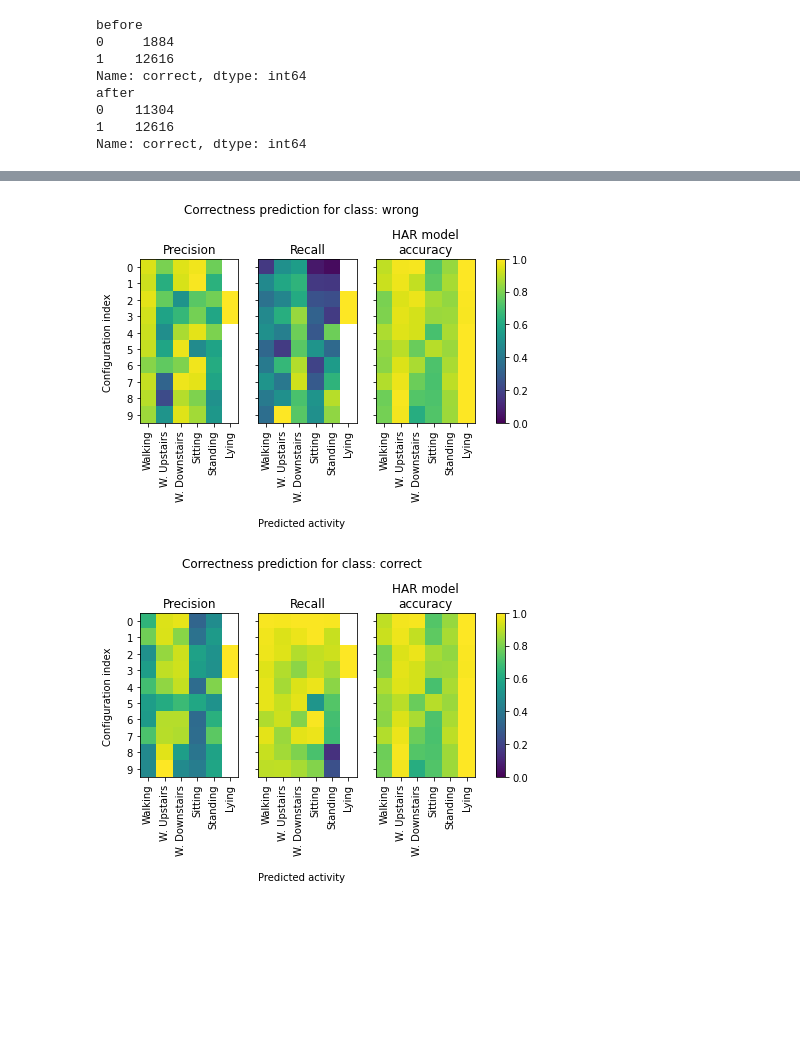
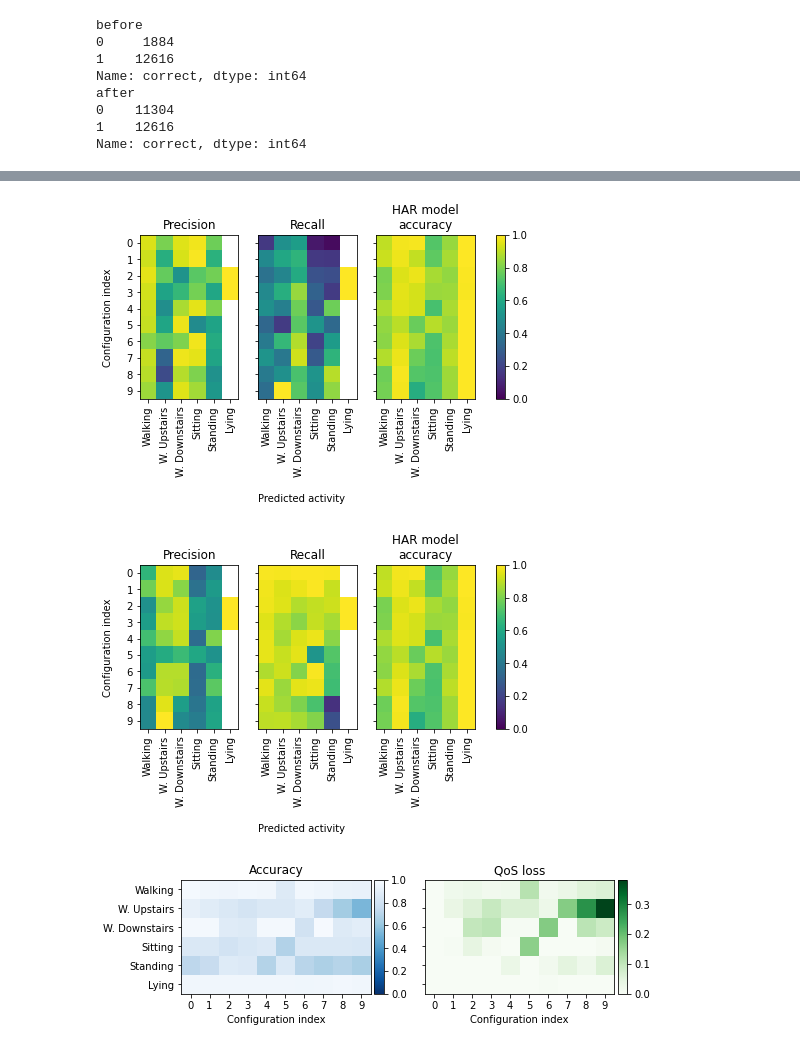
Before and after one commit to MatevzFa/hpvm-tuning-android, a Jupyter notebook: notebooks/roc-confidence-bayes.ipynb, the cells around one changed output, grey strips where cells are left out. Saved outputs shown, nothing was run; the diff lists cells and outputs as text; code cells hidden in the pictures; blank space fills up the shorter version.

Commit message:
Update figures

```diff
--- a/notebooks/roc-confidence-bayes.ipynb
+++ b/notebooks/roc-confidence-bayes.ipynb
@@ -92,12 +96,10 @@ def do():
 
             ax = axs[i, label]
 
-            feats = ["max", "max-max2"]
-            clz = "correct"
             X, y = grp.loc[:, feats], grp.loc[:, clz]
             X_train, X_test, y_train, y_test = train_test_split(X, y, test_size=0.2, random_state=42)
 
-            acc = accuracies.loc[conf].loc[label].acc
+            acc = accuracies_pred.loc[conf].loc[label].acc
 
             ax.set_ylim(-0.05, 1.05)
             ax.hlines(acc, 0, 1, colors='r', linestyles='--')
@@ -170,10 +170,6 @@ def do():
 
     nlabels = len(df["true"].unique())
     nconfs = len(df["conf"].unique())
-
-
-    feats = ["max", "max-max2", "var"]
-    clz = "correct"
 
     score_grid_p = np.zeros((nconfs, nlabels))
     score_grid_r = np.zeros((nconfs, nlabels))
@@ -217,36 +213,36 @@ def do():
 
         cmap = None
 
         axs[0].set_title("Precision")
         axs[0].imshow(score_grid_p, vmin=0, vmax=1, cmap=cmap)
 
         axs[1].set_title("Recall")
         axs[1].imshow(score_grid_r, vmin=0, vmax=1, cmap=cmap)
 
         axs[2].set_title("HAR model\naccuracy")
         im = axs[2].imshow(score_grid_har, vmin=0, vmax=1, cmap=cmap)
 
         (_, y0, _, hig) = axs[2].get_position().bounds
 
         # fig.subplots_adjust(right=0.8)
         # put colorbar at desire position
         cbar_ax = fig.add_axes([0.95, y0, 0.02, hig])
         fig.colorbar(im, cax=cbar_ax)
 
         fig.text(0.5, -0.14, 'Predicted activity', ha='center')
         fig.text(0.04, 0.5, 'Configuration index', va='center', rotation='vertical')
-        fig.suptitle(f"Correctness prediction for class: {'correct' if pos_label else 'wrong'}")
+        # fig.suptitle(f"Correctness prediction for class: {'correct' if pos_label else 'wrong'}")
 
         plt.savefig(f"grid-confidence-bayes-{pos_label}.pdf", bbox_inches='tight')
         plt.show()
     for_pos_label(0)
     for_pos_label(1)
 
 
 do()
 # %% [output]
-[figure, old version]
+[figure, new version]
-[figure, old version]
+[figure, new version]
 # %%
 def do():
     from sklearn.model_selection import train_test_split, cross_validate
@@ -298,3 +294,5 @@ def do():
 
 
 do()
+# %% [output]
+[figure, added]
```
Also changed, not shown: parts of 2 cells of this notebook, 5 other files.
